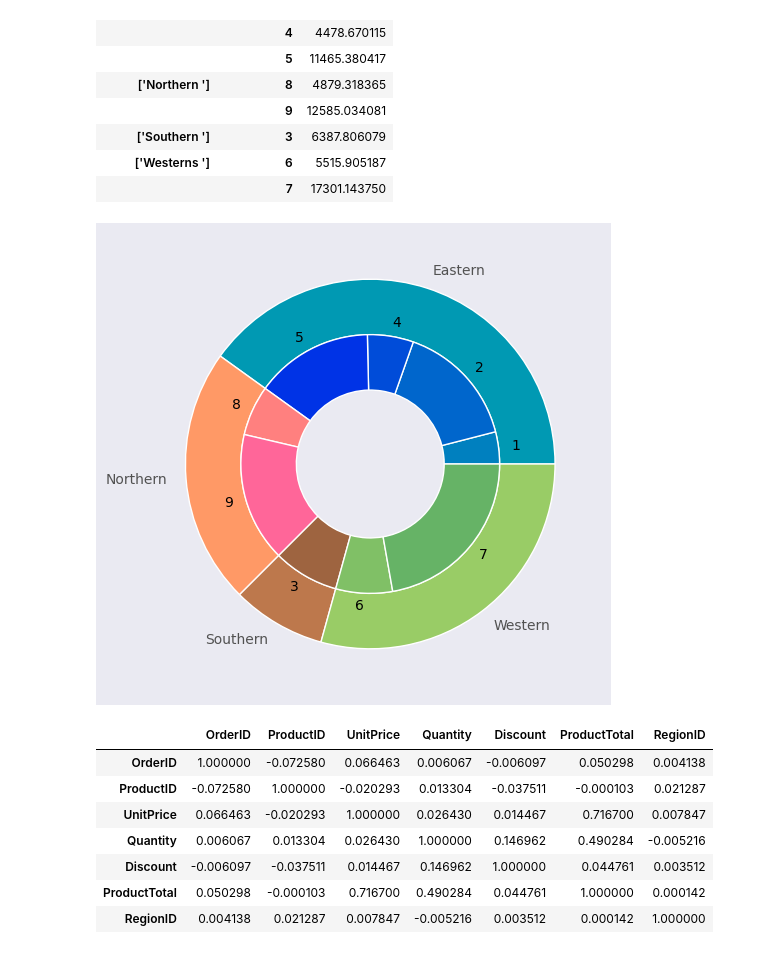
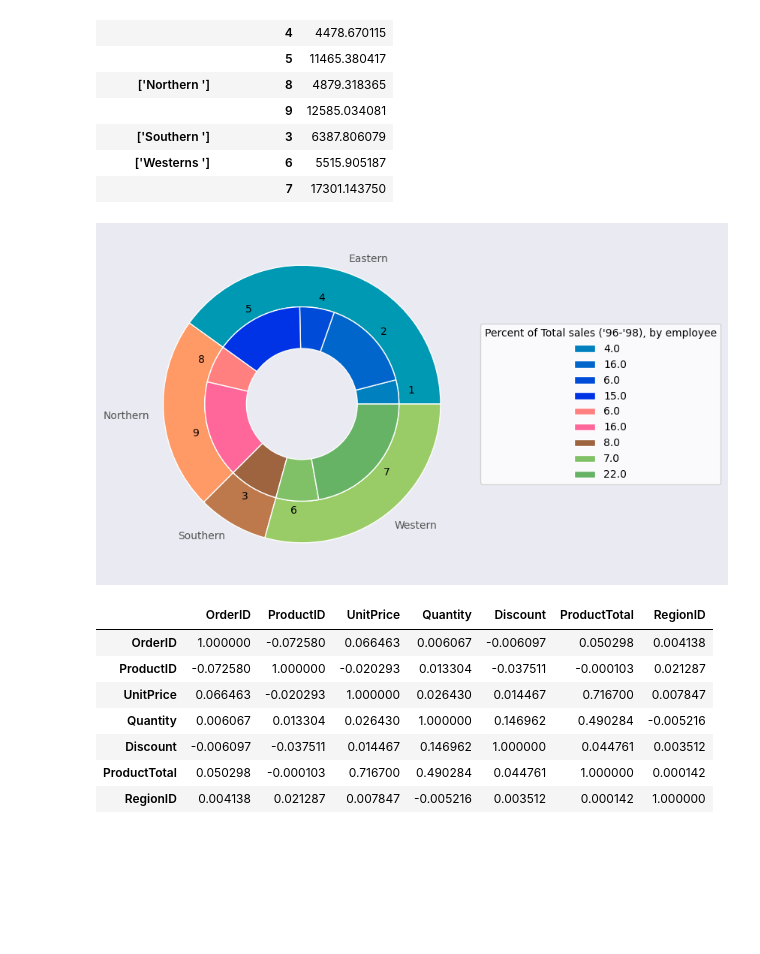
Before and after one commit to kamckeev/BigData1, a Jupyter notebook: Project2_Official.ipynb, the cells around one changed output. Saved outputs shown, nothing was run; the diff lists cells and outputs as text; code cells hidden in the pictures; blank space fills up the shorter version.

Commit message:
legend update

```diff
--- a/Project2_Official.ipynb
+++ b/Project2_Official.ipynb
@@ -147,36 +147,40 @@ font_color = '#525252'
 hfont = {'fontname':'Calibri'}
 outerlabels = ['Eastern','Northern','Southern','Western']
 size = 0.3
 vals = df['OrderTotal'].droplevel(0)
 # Major category values = sum of minor category values
 group_sum = df.groupby('RegionDescription')['OrderTotal'].sum()
 
 fig, ax = plt.subplots(figsize=(10,6), facecolor=facecolor)
 
 a,b,c,d = [plt.cm.winter, plt.cm.spring, plt.cm.copper, plt.cm.summer]
 
 outer_colors = [a(.6), b(.6), c(.6), d(.6)]
 inner_colors = [a(.5), a(.4), a(.3), a(.2),
                 b(.5), b(.4),
                 c(.5),
                 d(.5), d(.4)]
 
 ax.pie(group_sum,
        radius=1,
        colors=outer_colors,
        labels=outerlabels,
        textprops={'color':font_color},
        wedgeprops=dict(width=size, edgecolor='w'))
 
-ax.pie(vals,
+wedges_inner, text_inner= ax.pie(vals,
        radius=1-size, #size=0.3,
        colors=inner_colors,
        labels=[x[1] for x in df.index.values],
        wedgeprops=dict(width=size, edgecolor='w'))
-#plt.legend(patches, labels, loc="best"),
+#plt.legend
+ax.legend(wedges_inner, (round(vals/(np.sum(vals))*100)),
+          title="Percent of Total sales ('96-'98), by employee",
+          loc="center left",
+          bbox_to_anchor=(1,0,0.5,1))
 plt.show()
 # %% [output]
-[figure, old version]
+[figure, new version]
 # %%
 EmpSales_df.corr()
 # %% [output]
```
Also changed, not shown: 1 other file.
